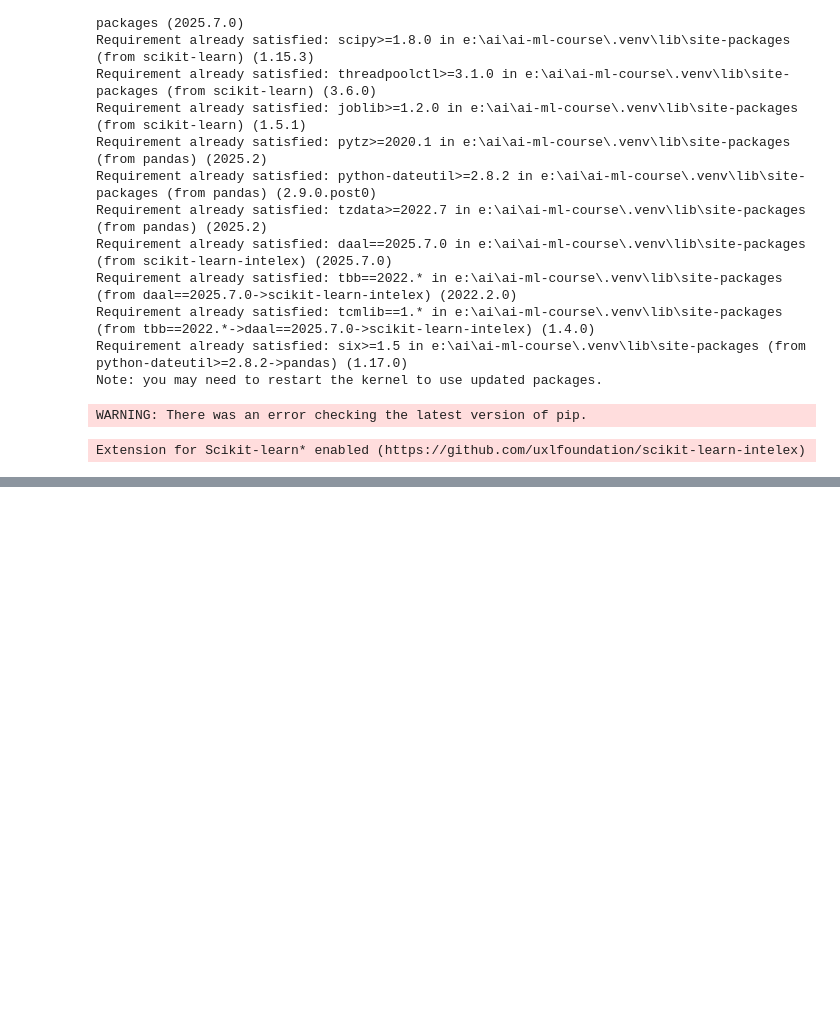
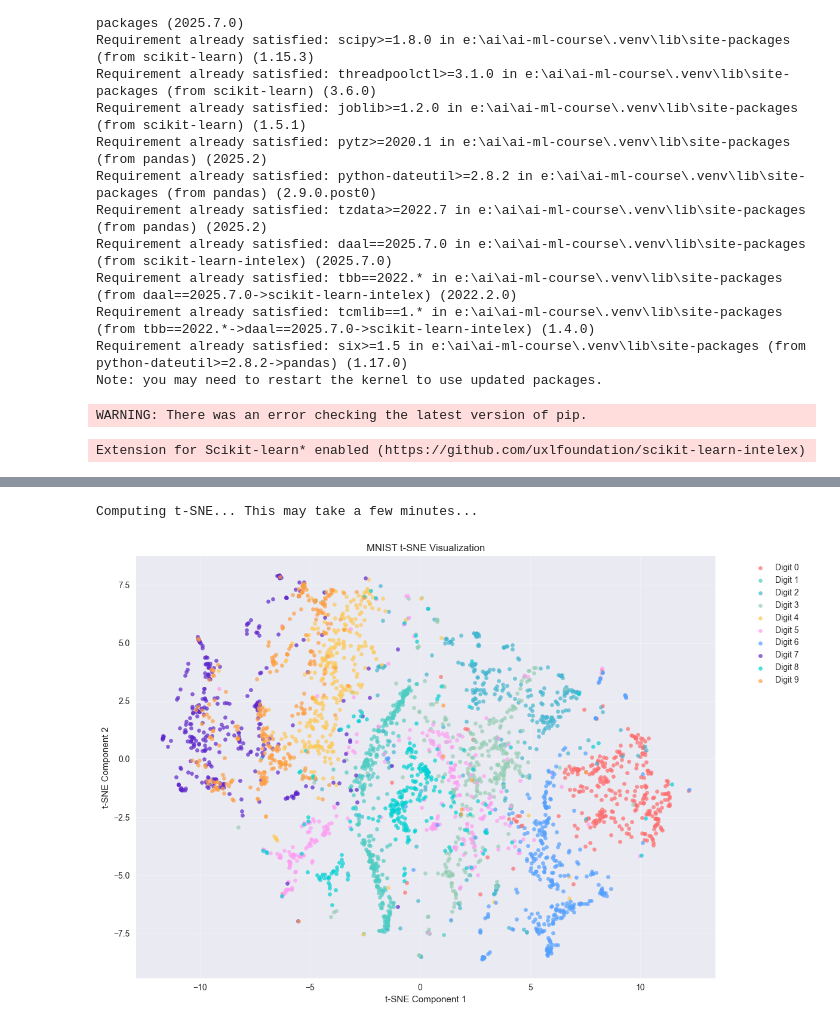
Before and after one commit to mrashutoshnigam/ai-ml-course, a Jupyter notebook: Machine-Learning/Oreilly/Exercise/Chapter5/q9.ipynb, the cells around one changed output, grey strips where cells are left out. Cells and saved outputs as stored; diff of their text form; code cells hidden in the pictures; blank space fills up the shorter version.

```diff
--- a/Machine-Learning/Oreilly/Exercise/Chapter5/q9.ipynb
+++ b/Machine-Learning/Oreilly/Exercise/Chapter5/q9.ipynb
@@ -81,0 +192,37 @@ print(f"Test Accuracy: {test_accuracy:.4f}")
+# %%
+# 3. t-SNE Visualization
+def plot_tsne_visualization(X, y, title="MNIST t-SNE Visualization", n_samples=3000):
+    """Plot t-SNE visualization of MNIST data"""
+    # Use subset for t-SNE (it's computationally expensive)
+    indices = np.random.choice(len(X), n_samples, replace=False)
+    X_sample = X[indices]
+    y_sample = y[indices]
+
+    # Apply t-SNE
+    print("Computing t-SNE... This may take a few minutes...")
+    tsne = TSNE(n_components=2, random_state=42, perplexity=30, max_iter=300)
+    X_tsne = tsne.fit_transform(X_sample)
+
+    # Plot t-SNE
+    plt.figure(figsize=(12, 8))
+    colors = ['#FF6B6B', '#4ECDC4', '#45B7D1', '#96CEB4', '#FECA57',
+              '#FF9FF3', '#54A0FF', '#5F27CD', '#00D2D3', '#FF9F43']
+
+    for digit in range(10):
+        mask = y_sample == digit
+        plt.scatter(X_tsne[mask, 0], X_tsne[mask, 1],
+                   c=colors[digit], label=f'Digit {digit}', alpha=0.7, s=20)
+
+    plt.xlabel('t-SNE Component 1')
+    plt.ylabel('t-SNE Component 2')
+    plt.title(title)
+    plt.legend(bbox_to_anchor=(1.05, 1), loc='upper left')
+    plt.grid(True, alpha=0.3)
+    plt.tight_layout()
+    plt.show()
+
+# Plot t-SNE visualization
+plot_tsne_visualization(X_train_scaled, y_train)
+# %% [output]
+Computing t-SNE... This may take a few minutes...
+[figure, added]
```
Also changed, not shown: parts of 13 cells of this notebook.
